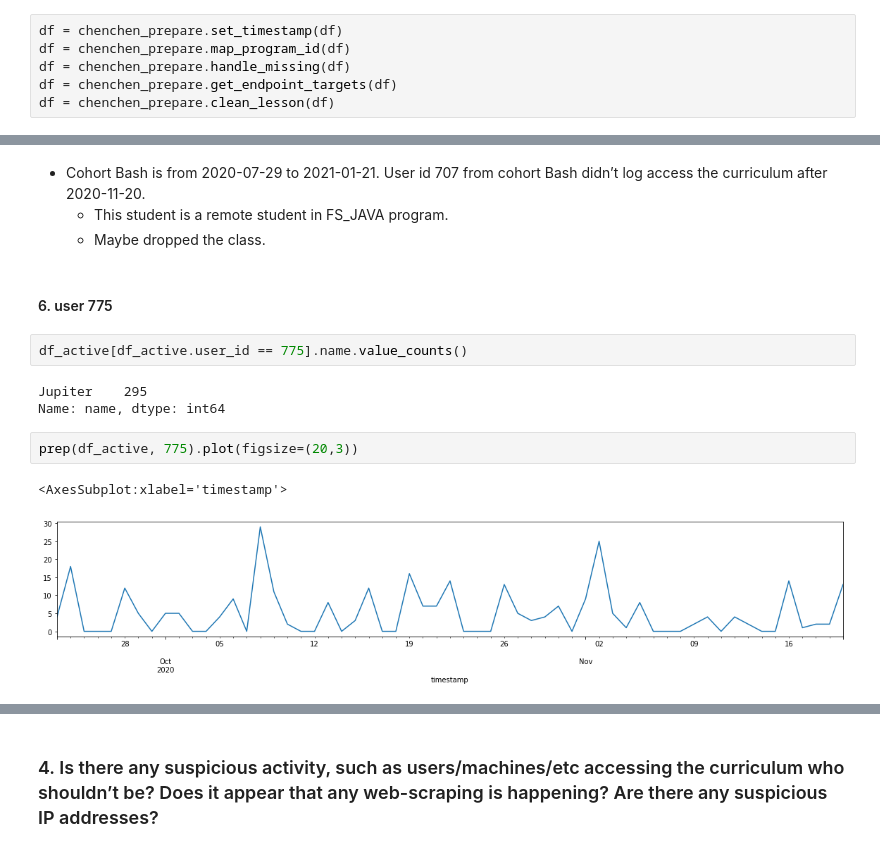
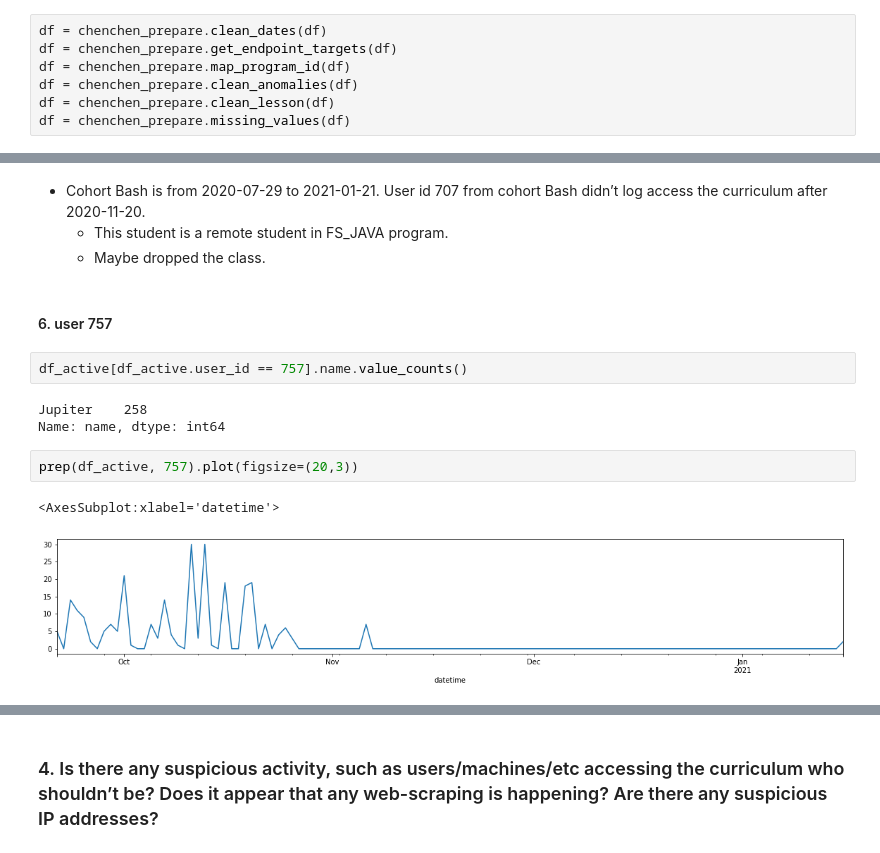
Before and after one commit to Kalpana-duo/project_anomaly, a Jupyter notebook: chenchen_final.ipynb, the cells around one changed output, grey strips where cells are left out. Drawn from its saved outputs; the diff is of its cells as text.

Commit message:
final from chenchen

```diff
--- a/chenchen_final.ipynb
+++ b/chenchen_final.ipynb
@@ -20,8 +20,9 @@ df shape: (900223, 11)
 | 3 | 2018-01-26 | 09:56:06 | slides/object_oriented_programming | 1 | 8.0 | 97.105.19.61 | Hampton | #hampton | 2015-09-22 | 2016-02-06 | ... |
 | 4 | 2018-01-26 | 09:56:24 | javascript-i/conditionals | 2 | 22.0 | 97.105.19.61 | Teddy | #teddy | 2018-01-08 | 2018-05-17 | ... |
 # %%
-df = chenchen_prepare.set_timestamp(df)
+df = chenchen_prepare.clean_dates(df)
+df = chenchen_prepare.get_endpoint_targets(df)
 df = chenchen_prepare.map_program_id(df)
-df = chenchen_prepare.handle_missing(df)
-df = chenchen_prepare.get_endpoint_targets(df)
+df = chenchen_prepare.clean_anomalies(df)
 df = chenchen_prepare.clean_lesson(df)
+df = chenchen_prepare.missing_values(df)
@@ -363,15 +398,15 @@ df_active[(df_active.user_id == 707) & (df_active.name == 'Bash')].head(1)
     * This student is a remote student in FS_JAVA program.
     * Maybe dropped the class.
 # %% [markdown]
-#### 6. user 775
+#### 6. user 757
 # %%
-df_active[df_active.user_id == 775].name.value_counts()
+df_active[df_active.user_id == 757].name.value_counts()
 # %% [output]
-Jupiter    295
+Jupiter    258
 Name: name, dtype: int64
 # %%
-prep(df_active, 775).plot(figsize=(20,3))
+prep(df_active, 757).plot(figsize=(20,3))
 # %% [output]
-<AxesSubplot:xlabel='timestamp'>
+<AxesSubplot:xlabel='datetime'>
-[figure, old version]
+[figure, new version]
 # %%
```
Also changed, not shown: parts of 49 cells of this notebook.
